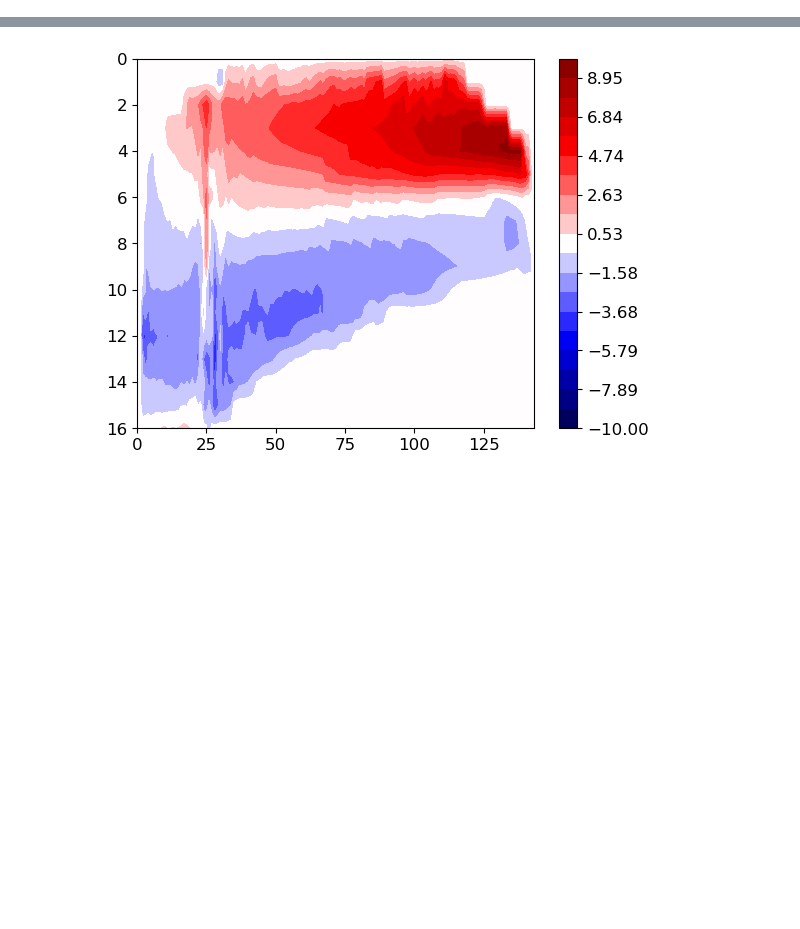
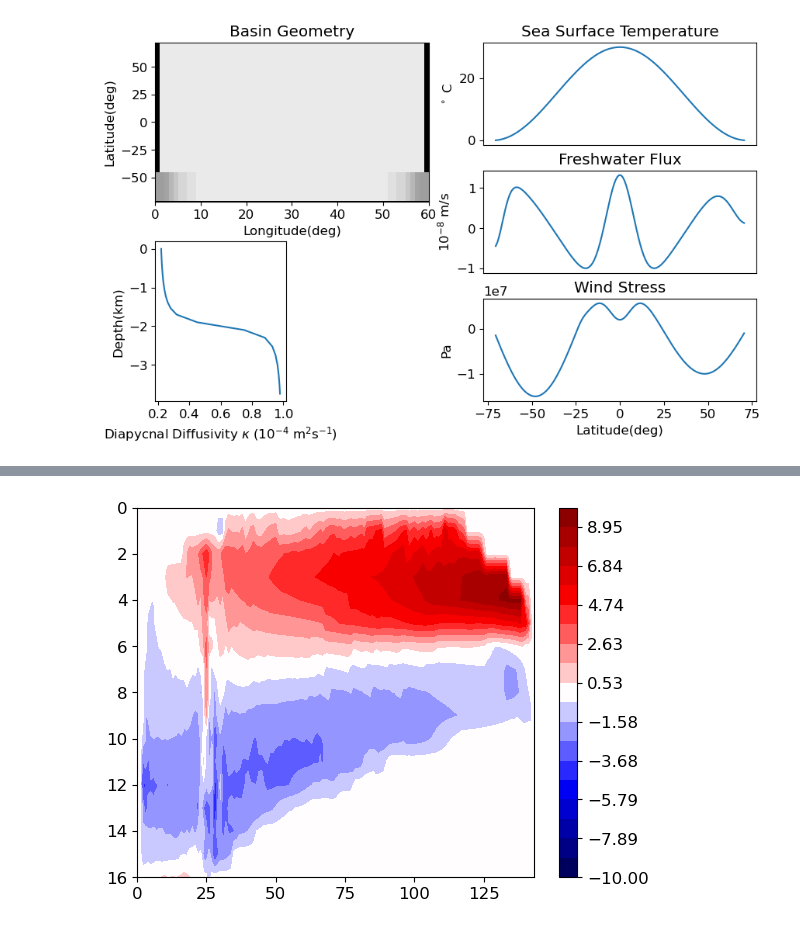
Before and after one commit to anthony-meza/test_age_framework, a Jupyter notebook: single_basin_production_figures.ipynb, the cells around one changed output, grey strips where cells are left out. Drawn from its saved outputs; the diff is of its cells as text; code cells hidden in the pictures; blank space fills up the shorter version.

```diff
--- a/single_basin_production_figures.ipynb
+++ b/single_basin_production_figures.ipynb
@@ -160 +392,57 @@ fig.savefig(Path(savedir+'model_config.pdf'), bbox_inches='tight')
+# %%
+#Figure1
+
+
+#make a figure
+fig=plt.figure(figsize=(10,6))
+plt.rc('font', size=12)
+fig.tight_layout()
+#plot Basin Geometry
+plt.subplot(2,2,1)
+#myRun.plotBasinGeometry=plotBasinGeometry
+RunGM2x.plotBasinGeometry()
+#plot sst
+plt.subplot(2,4,5)
+plt.plot(RunGM2x.kdia3d.mean('XC').mean('YC')*1e4,RunGM2x.ds.Zl/1e3)
+plt.xticks([0.2,0.4,0.6,0.8,1.0])
+plt.xlabel('Diapycnal Diffusivity $\kappa$ (10$^{-4}$ m$^2$s$^{-1}$)')
+plt.ylabel('Depth(km)')
+plt.subplot(3,2,2)
+
+sstfile=Path(datadir+"/sst_Atlonly.bin")
+def plotsst(self,filename=sstfile):
+    sst=0*dsGM2x.Depth
+    sst=sst+xmitgcm.utils.read_raw_data(sstfile,np.dtype('>f'),dsGM2x.rA.shape)
+    sst.where(sst!=0).mean('XC').plot(x='YC')
+    plt.ylabel('$^\circ$ C')
+    #plt.xlabel('Latitude(deg)')
+    plt.xlabel('')
+    plt.title('Sea Surface Temperature')
+    plt.gca().set_xticks([])
+myRun.plotsst=plotsst
+RunGM2x.plotsst(sstfile)
+##plot Emp: not included into the myRun class. Seems not necessary.
+plt.subplot(3,2,4)
+sstfile=Path(datadir+"/EmP_Atlonly.bin")
+EmP=0*dsGM2x.Depth
+EmP=EmP+xmitgcm.utils.read_raw_data(sstfile,np.dtype('>f'),dsGM2x.rA.shape)
+(-EmP.where(sst!=0).mean('XC')*1e8).plot(x='YC')
+plt.ylabel('$10^{-8}$ m/s')
+plt.xlabel('')
+plt.title('Freshwater Flux')
+plt.gca().set_xticks([])
+#plotsurfacewind
+plt.subplot(3,2,6)
+sstfile=Path(datadir+"/taux_Atlonly.bin")
+EmP=0*dsGM2x.Depth
+EmP=EmP+xmitgcm.utils.read_raw_data(sstfile,np.dtype('>f'),dsGM2x.rA.shape)
+(-EmP.where(sst!=0).mean('XC')*1e8).plot(x='YC')
+plt.ylabel('Pa')
+plt.xlabel('Latitude(deg)')
+plt.title('Wind Stress')
+plt.subplots_adjust(hspace=0.25)
+#plt.gca().set_xticks([])
+fig.savefig(Path(savedir+'model_config.pdf'), bbox_inches='tight')
+# %% [output]
+[figure, added]
 # %%
```
Also changed, not shown: parts of 28 cells of this notebook.
